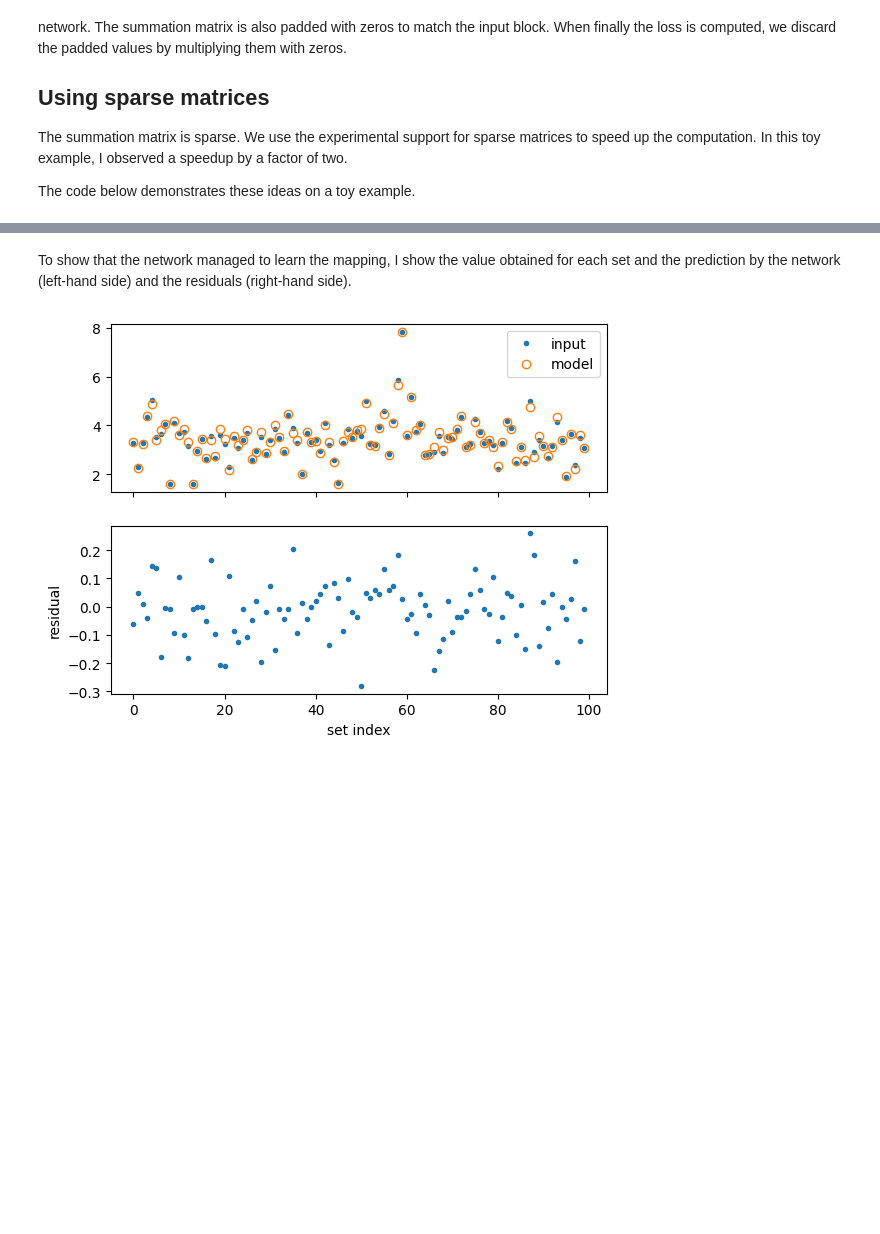
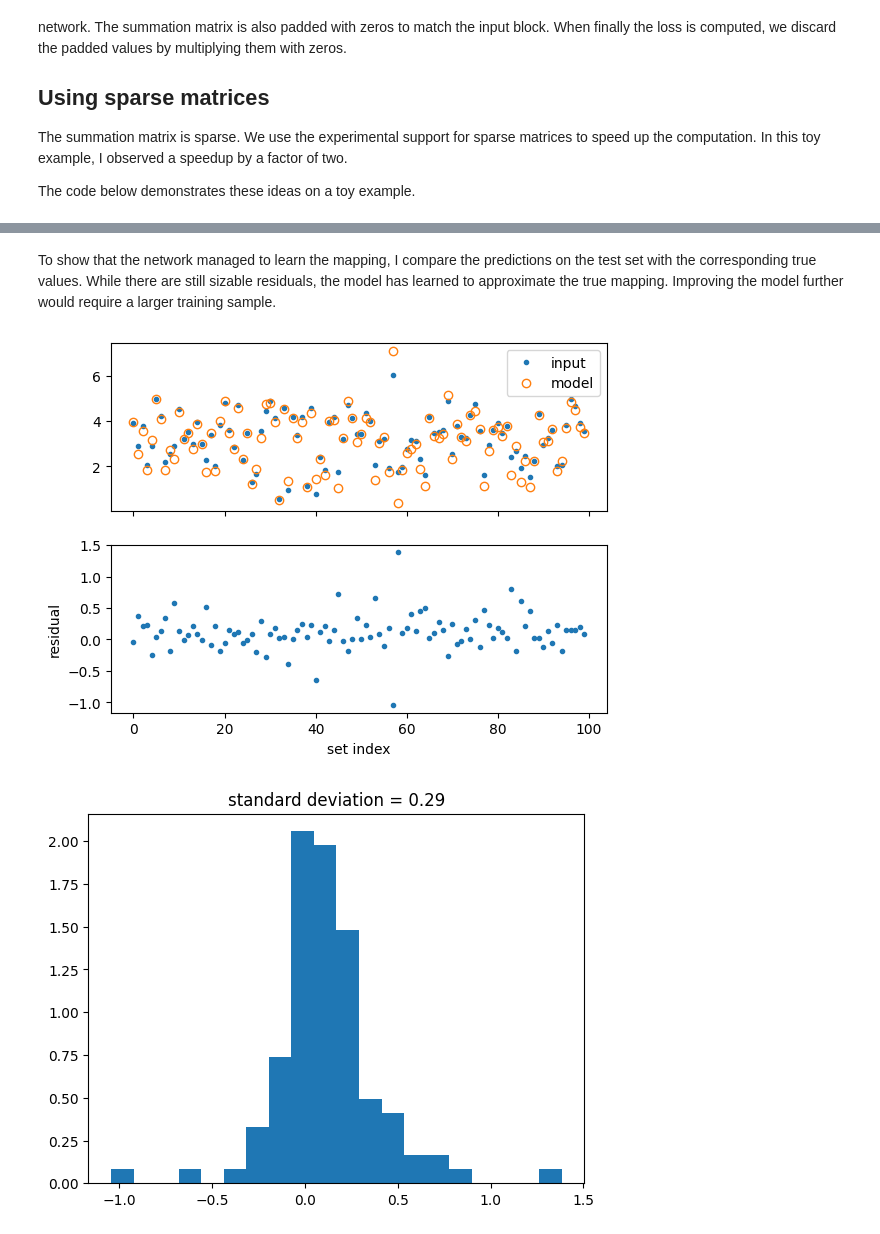
Before and after one commit to HDembinski/HDembinski.github.io, a Jupyter notebook: fast_deep_set.ipynb, the cells around one changed output, grey strips where cells are left out. Saved outputs shown, nothing was run; the diff lists cells and outputs as text; code cells hidden in the pictures; blank space fills up the shorter version.

Commit message:
verify on test sample

```diff
--- a/fast_deep_set.ipynb
+++ b/fast_deep_set.ipynb
@@ -131,8 +143,8 @@ class Model(nn.Module):
 
 rng_key = jax.random.PRNGKey(0)
 
-model = Model((128,) * 3, (128,) * 3)
-theta = model.init(rng_key, X, sum_matrix)
+model = Model((256,) * 6, (256,) * 6)
+theta = model.init(rng_key, X_train, sum_train)
 # model.tabulate does not work with BCOO
 # print(model.tabulate(rng_key, X, sum_matrix))
 
@@ -154,14 +166,25 @@ def step(theta, opt_state, X, y, sum_matrix, mask):
 best_loss = np.inf
 best_theta = theta
 train_loss = []
+test_loss = []
 for epoch in range(1, 5000):
-    loss, theta, opt_state = step(theta, opt_state, X, y, sum_matrix, mask)
+    loss, theta, opt_state = step(theta, opt_state,
+                                  X_train, y_train,
+                                  sum_train, mask_train)
     train_loss.append(loss)
-    if loss < best_loss:
-        best_loss = loss
+
+    loss = loss_fn(theta, X_test, y_test, sum_test, mask_test)
+    test_loss.append(loss)
+
+    if test_loss[-1] < best_loss:
+        best_loss = test_loss[-1]
         best_theta = theta
-        if best_loss < 0.01:
-            break
-    if epoch == 1 or epoch % 100 == 0:
-        print(f"epoch = {epoch:5} loss = {train_loss[-1]:.2f}")
+
+    stop = best_loss < 0.1
+    if epoch == 1 or stop or epoch % 50 == 0:
+        print(f"epoch = {epoch:5} "
+              f"loss(train) = {train_loss[-1]:6.3f} "
+              f"loss(test) = {test_loss[-1]:6.3f}")
+    if stop:
+        break
 # %% [output]
@@ -195,12 +209,20 @@ plt.semilogy();
-# %% [markdown]
-To show that the network managed to learn the mapping, I show the value obtained for each set and the prediction by the network (left-hand side) and the residuals (right-hand side).
+# %% [markdown]
+To show that the network managed to learn the mapping, I compare the predictions on the test set with the corresponding true values. While there are still sizable residuals, the model has learned to approximate the true mapping. Improving the model further would require a larger training sample.
 # %%
+yp = model.apply(best_theta, X_test, sum_test)
+
 fig, ax = plt.subplots(2, 1, sharex=True, sharey=False)
-ax[0].plot(ym, ".", label="input")
+ax[0].plot(y_test, ".", label="input")
 ax[0].plot(yp, "o", mfc="none", label="model")
 ax[0].legend()
-ax[1].plot(ym - ypm, ".")
+res = y_test - yp
+ax[1].plot(res, ".")
 ax[1].set_ylabel("residual")
-ax[1].set_xlabel("set index");
+ax[1].set_xlabel("set index")
+
+plt.figure()
+plt.hist(res, bins=20, density=True)
+plt.title(f"standard deviation = {np.std(res):.2f}");
 # %% [output]
-[figure, old version]
+[figure, new version]
+[figure, added]
```
Also changed, not shown: parts of 5 cells of this notebook.
